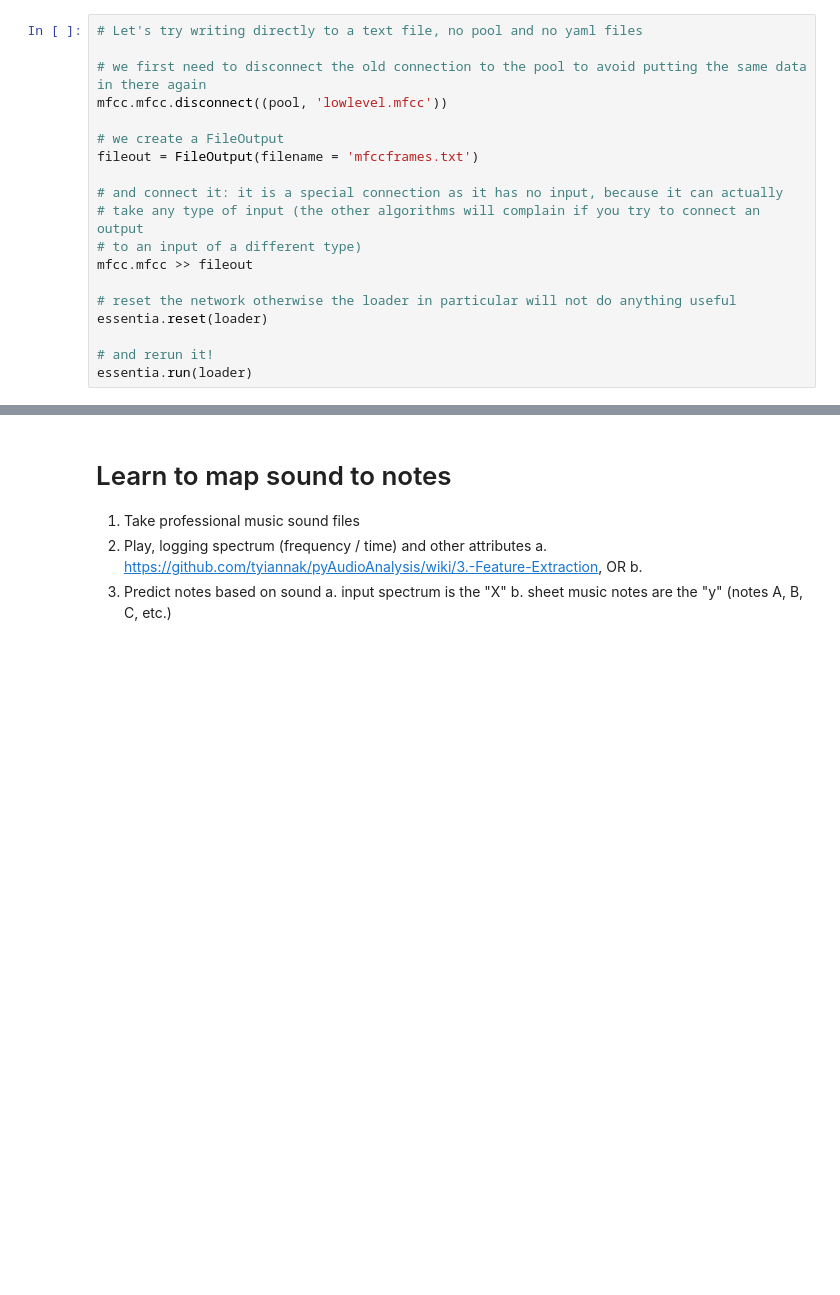
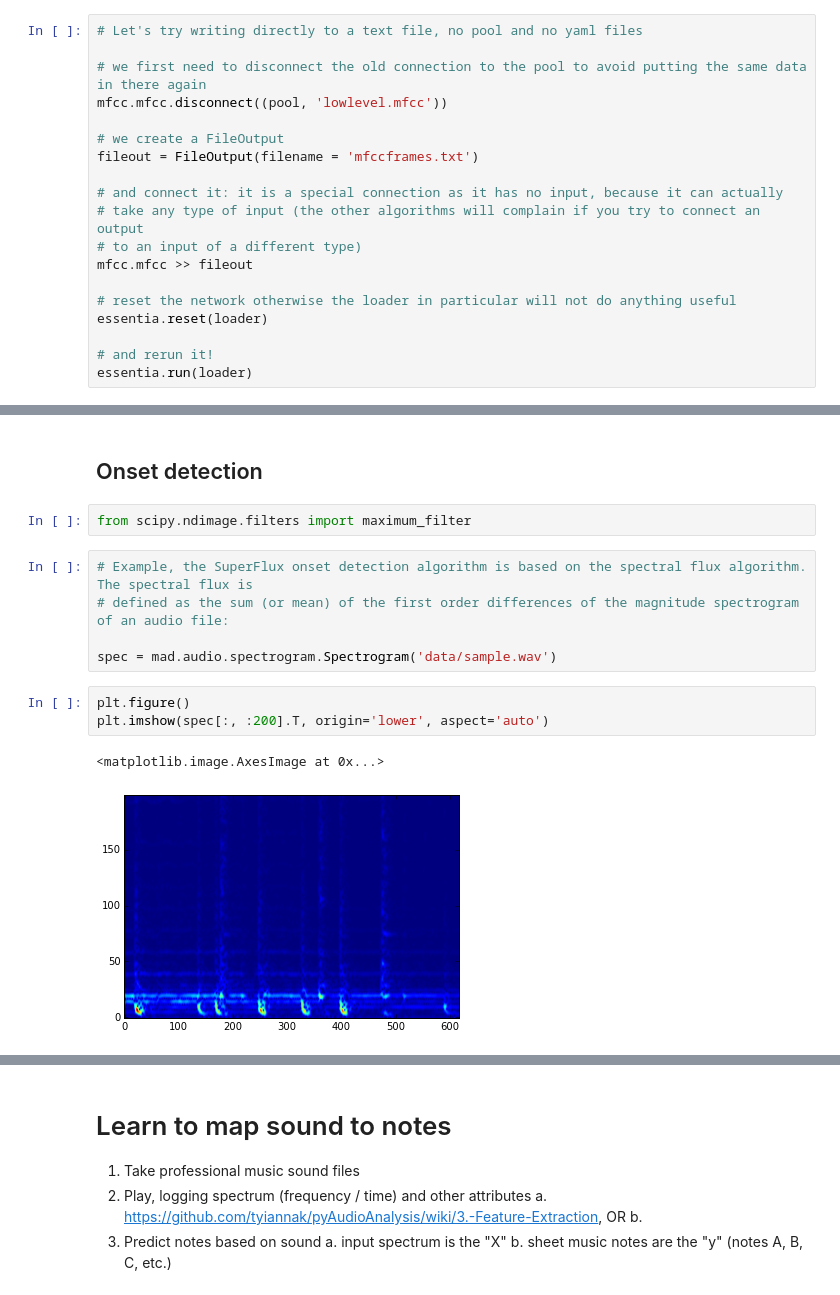
Before and after one commit to MickyDowns/deep-keras-music-net, a Jupyter notebook: music_study_aid.ipynb, the cells around one changed output, grey strips where cells are left out. Cells and saved outputs as stored; diff of their text form; blank space fills up the shorter version.

```diff
--- a/music_study_aid.ipynb
+++ b/music_study_aid.ipynb
@@ -334,0 +432,15 @@ essentia.run(loader)
+# %% [markdown]
+## Onset detection
+# %%
+from scipy.ndimage.filters import maximum_filter
+# %%
+# Example, the SuperFlux onset detection algorithm is based on the spectral flux algorithm. The spectral flux is
+# defined as the sum (or mean) of the first order differences of the magnitude spectrogram of an audio file:
+
+spec = mad.audio.spectrogram.Spectrogram('data/sample.wav')
+# %%
+plt.figure()
+plt.imshow(spec[:, :200].T, origin='lower', aspect='auto')
+# %% [output]
+<matplotlib.image.AxesImage at 0x...>
+[figure, added]
```
Also changed, not shown: parts of 21 cells of this notebook, 10 other files.
